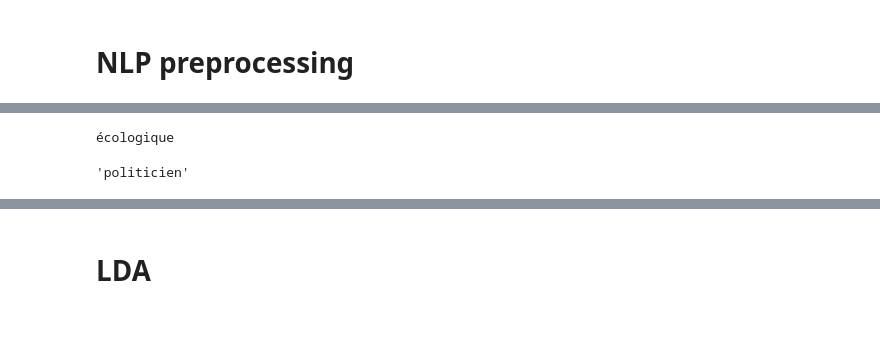
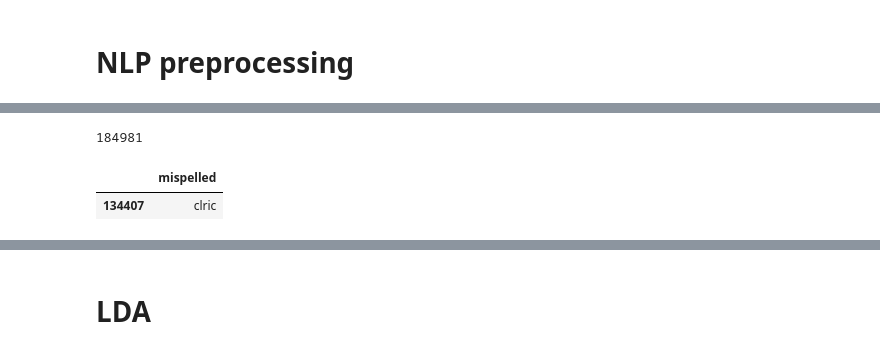
Before and after one commit to arobaselisa/Newspapers_Ecology_Analysis, a Jupyter notebook: Preprocessing.ipynb, the cells around one changed output, grey strips where cells are left out. Drawn from its saved outputs; the diff is of its cells as text; code cells hidden in the pictures; blank space fills up the shorter version.

```diff
--- a/Preprocessing.ipynb
+++ b/Preprocessing.ipynb
@@ -102,0 +103,3 @@ Wall time: 1min 37s
+# %%
+all_tokens = list(itertools.chain(*tokenized_articles))
+len(all_tokens)
@@ -102,0 +108,3 @@ Wall time: 1min 37s
+# %%
+all_unique_tokens = list(set(all_tokens))
+len(all_unique_tokens)
@@ -169,22 +116,11 @@ articles.loc[0]['tokens'][]
-# %%
-import spacy
-from spacy_lefff import LefffLemmatizer
-from spacy.language import Language
-
-
-def create_french_lemmatizer(nlp, name):
-    return LefffLemmatizer()
-
-nlp = spacy.load('fr_core_news_sm')
-nlp.add_pipe('french_lemmatizer', name='lefff')
-doc = nlp('écologique')
-for d in doc:
-    print(d.lemma_)
-# %% [output]
-écologique
-# %%
-from nltk.stem.snowball import FrenchStemmer
-stemmer = FrenchStemmer()
-stemmer.stem('politicien')
-# %% [output]
-'politicien'
+# %%
+mispelled_tokens = list(spell.unknown(all_unique_tokens))
+len(mispelled_tokens)
+# %% [output]
+184981
+# %%
+df_corr = pd.DataFrame(mispelled_tokens, columns=["mispelled"])
+df_corr.sample()
+# %% [output]
+|  | mispelled |
+| 134407 | clric |
```
Also changed, not shown: parts of 16 cells of this notebook.
